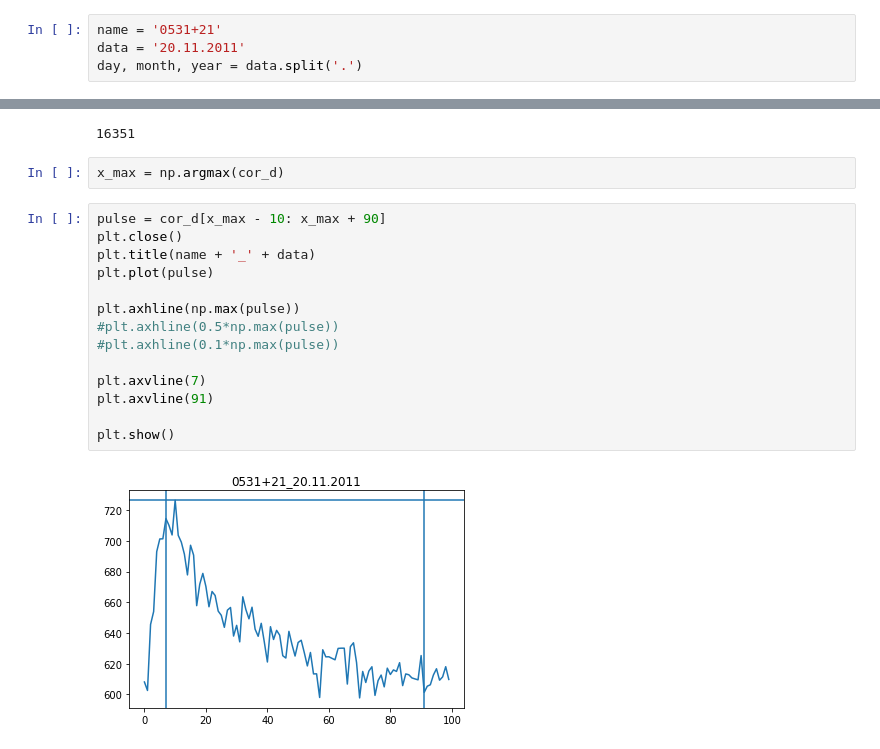
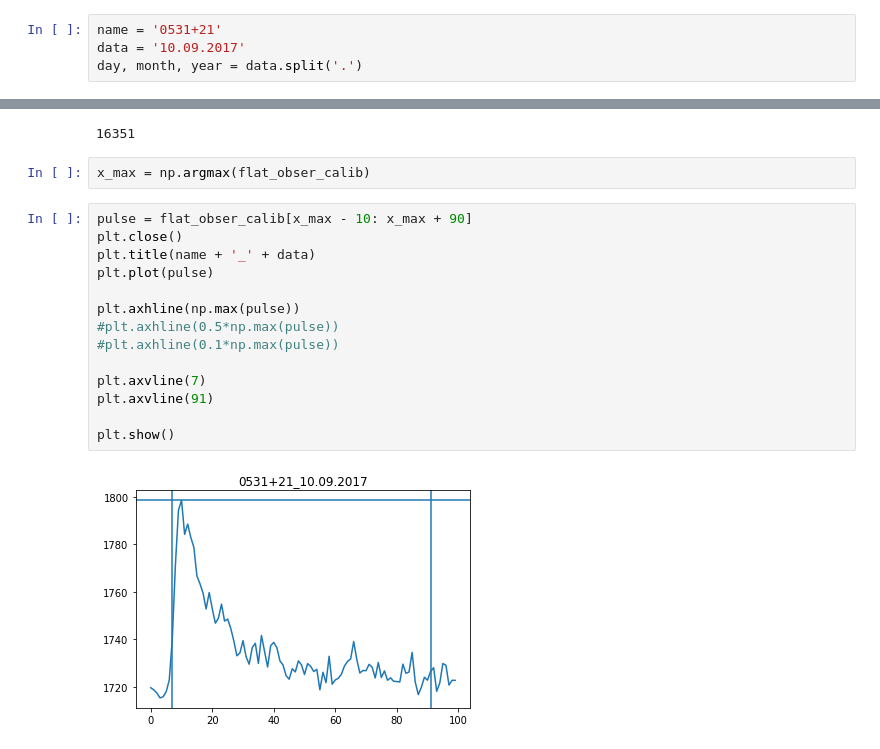
Before and after one commit to KazAndr/SWTraject, a Jupyter notebook: watch_one_file.ipynb, the cells around one changed output, grey strips where cells are left out. Cells and saved outputs as stored; diff of their text form.

```diff
--- a/watch_one_file.ipynb
+++ b/watch_one_file.ipynb
@@ -55,7 +55,7 @@ sys.path.append(PACK_DIR)
 from PRAO import *
 # %%
 name = '0531+21'
-data = '20.11.2011'
+data = '10.09.2017'
 day, month, year = data.split('.')
 # %%
 dir_file = (ALL_DATA  + name + DELIMITER + year + DELIMITER + month + year[2:] + DELIMITER)
@@ -421,20 +371,20 @@ len(giant_pulses)
 # %% [output]
 16351
 # %%
-x_max = np.argmax(cor_d)
+x_max = np.argmax(flat_obser_calib)
 # %%
-pulse = cor_d[x_max - 10: x_max + 90]
+pulse = flat_obser_calib[x_max - 10: x_max + 90]
 plt.close()
 plt.title(name + '_' + data)
 plt.plot(pulse)
 
 plt.axhline(np.max(pulse))
 #plt.axhline(0.5*np.max(pulse))
 #plt.axhline(0.1*np.max(pulse))
 
 plt.axvline(7)
 plt.axvline(91)
 
 plt.show()
 # %% [output]
-[figure, old version]
+[figure, new version]
```
Also changed, not shown: parts of 29 cells of this notebook, 4 other files.
